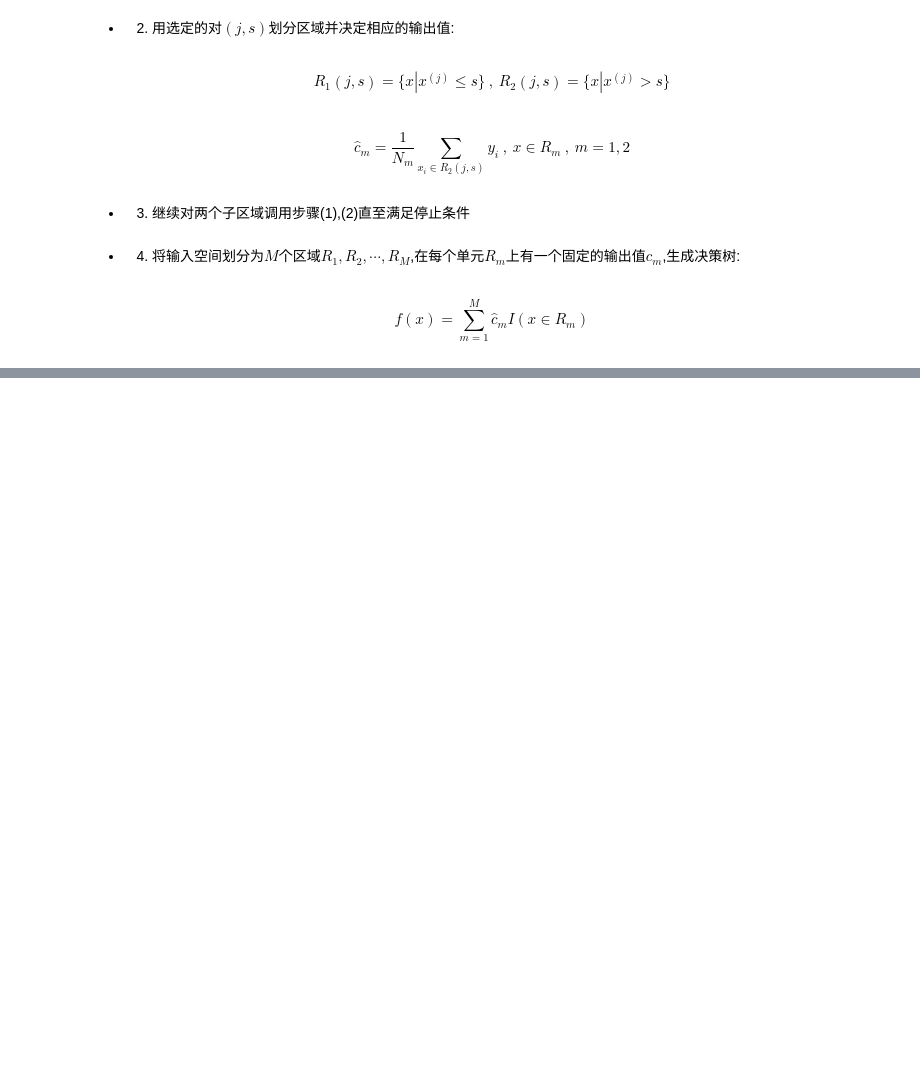
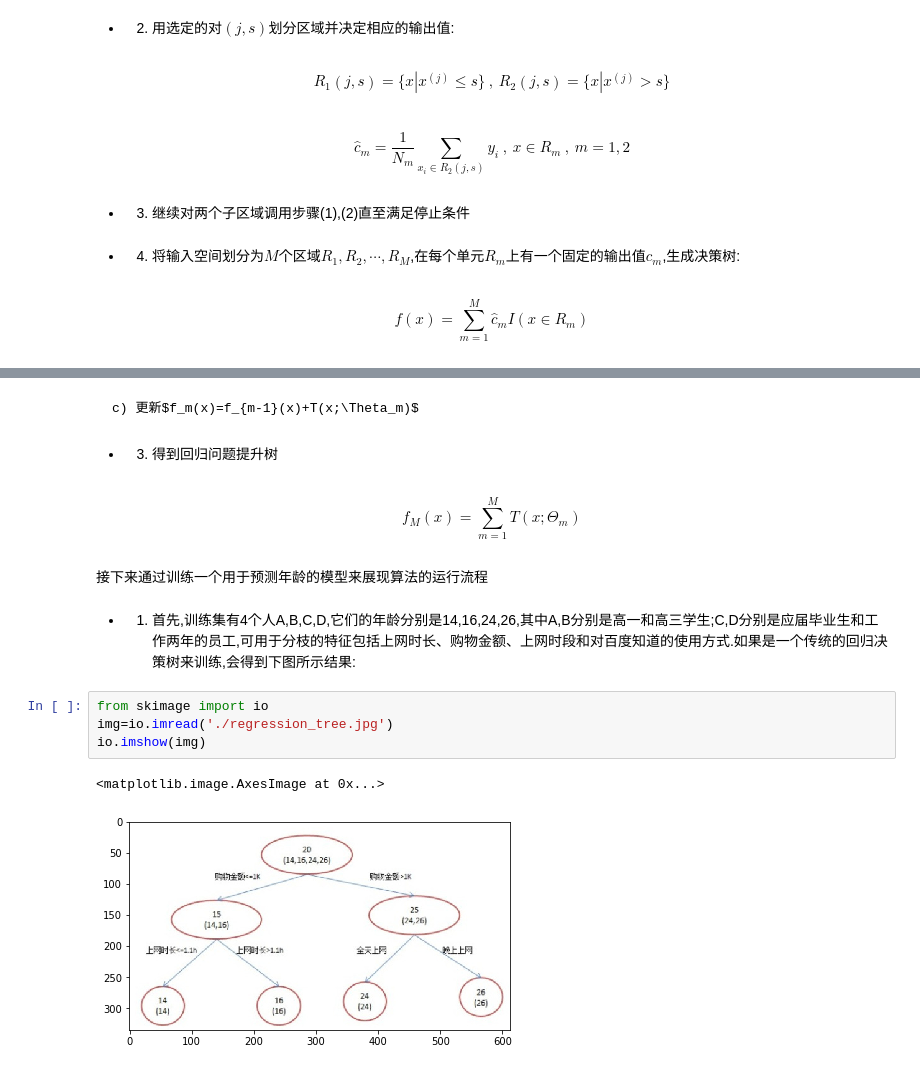
Before and after one commit to xiagote/MachineLearning, a Jupyter notebook: GBDT/GBDT.ipynb, the cells around one changed output, grey strips where cells are left out. Drawn from its saved outputs; the diff is of its cells as text; blank space fills up the shorter version.

```diff
--- a/GBDT/GBDT.ipynb
+++ b/GBDT/GBDT.ipynb
@@ -59,0 +82,17 @@ $$f(x)=\sum_{m=1}^M \hat c_m I(x \in R_m)$$
+# %% [markdown]
+    c) 更新$f_m(x)=f_{m-1}(x)+T(x;\Theta_m)$
+# %% [markdown]
+- 3) 得到回归问题提升树
+# %% [markdown]
+$$f_M(x)=\sum_{m=1}^M T(x;\Theta_m)$$
+# %% [markdown]
+接下来通过训练一个用于预测年龄的模型来展现算法的运行流程
+# %% [markdown]
+- 1) 首先,训练集有4个人A,B,C,D,它们的年龄分别是14,16,24,26,其中A,B分别是高一和高三学生;C,D分别是应届毕业生和工作两年的员工,可用于分枝的特征包括上网时长、购物金额、上网时段和对百度知道的使用方式.如果是一个传统的回归决策树来训练,会得到下图所示结果:
+# %%
+from skimage import io
+img=io.imread('./regression_tree.jpg')
+io.imshow(img)
+# %% [output]
+<matplotlib.image.AxesImage at 0x...>
+[figure, added]
```
Also changed, not shown: parts of 52 cells of this notebook.
